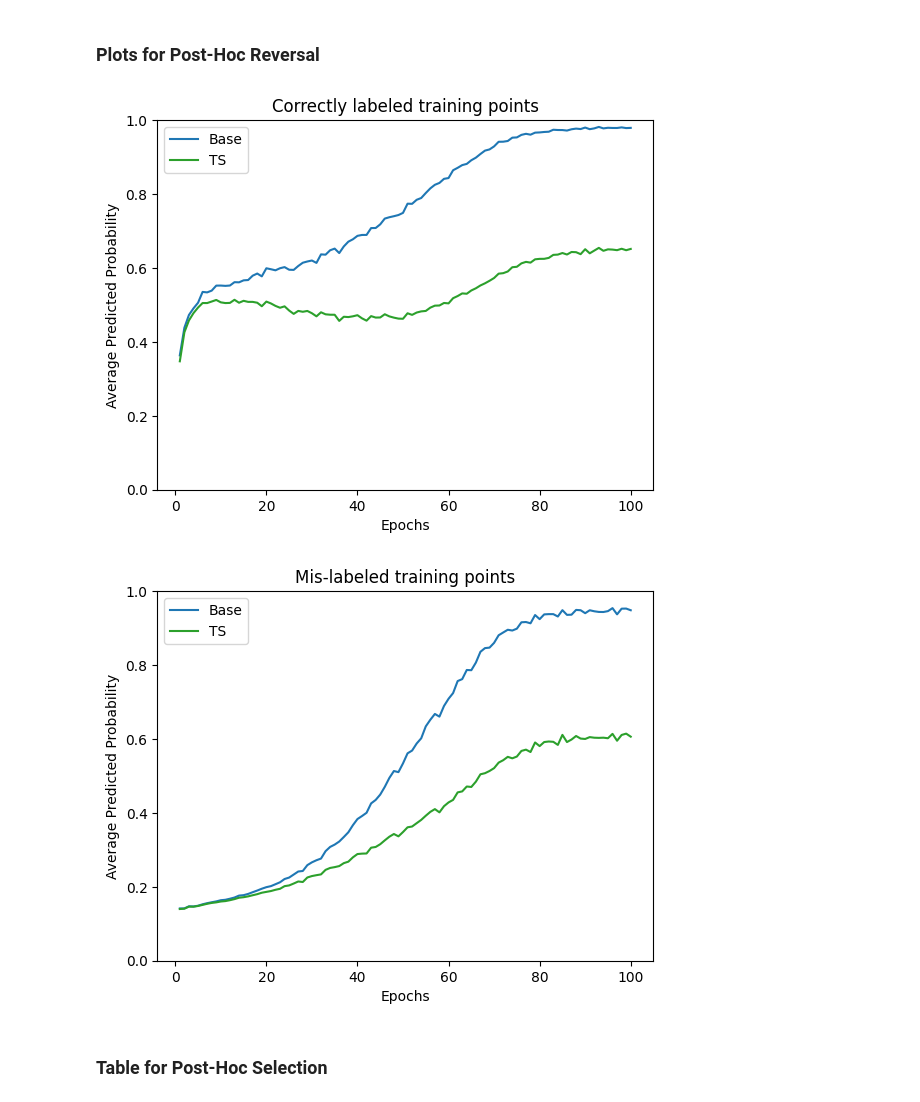
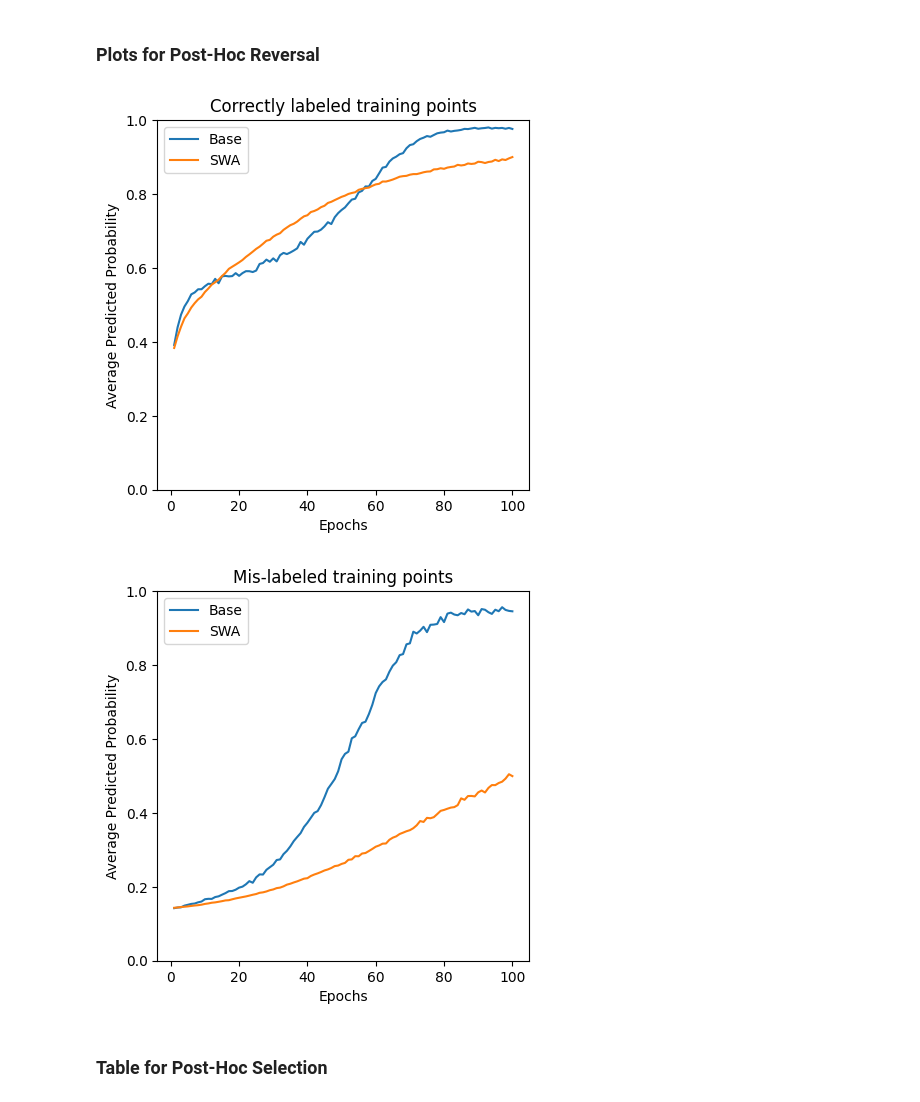
Before and after one commit to rishabh-ranjan/post-hoc-reversal, a Jupyter notebook: rebuttal/cifar.ipynb, the cells around one changed output. Saved outputs shown, nothing was run; the diff lists cells and outputs as text; code cells hidden in the pictures.

```diff
--- a/rebuttal/cifar.ipynb
+++ b/rebuttal/cifar.ipynb
@@ -217,11 +217,11 @@ def draw(ax, kv, split, tr):
     y = Y.mean(0)
     ax.plot(x, y, color="tab:blue", label="Base")
 
-    Y = kv.load(f"mem/{split}/base+ts") * scale
+    Y = kv.load(f"mem/{split}/base+swa") * scale
     # for y in Y:
     #     ax.plot(x, y, color="tab:blue", alpha=0.2)
     y = Y.mean(0)
-    ax.plot(x, y, color="tab:green", label="TS")
+    ax.plot(x, y, color="tab:orange", label="SWA")
 
     # Y = kv.load(f"mem/{split}/base+ens") * scale
     # # for y in Y:
@@ -247,19 +247,19 @@ def draw(ax, kv, split, tr):
 # %%
 kv = KeyValStore(f"out/ens{os.environ['ENSEMBLE_SIZE']}")
 # %%
-fig, ax = plt.subplots()
+fig, ax = plt.subplots(figsize=(4.8, 4.8))
 draw(ax, kv, split="train_true", tr="base+swa+ts+ens+ts")
 ax.set_title("Correctly labeled training points")
 fig.show()
 # %% [output]
-[figure, old version]
+[figure, new version]
 # %%
-fig, ax = plt.subplots()
+fig, ax = plt.subplots(figsize=(4.8, 4.8))
 draw(ax, kv, split="train_false", tr="base+swa+ts+ens+ts")
 ax.set_title("Mis-labeled training points")
 fig.show()
 # %% [output]
-[figure, old version]
+[figure, new version]
 # %% [markdown]
 ### Table for Post-Hoc Selection
 # %%
```
Also changed, not shown: 2 other files.
